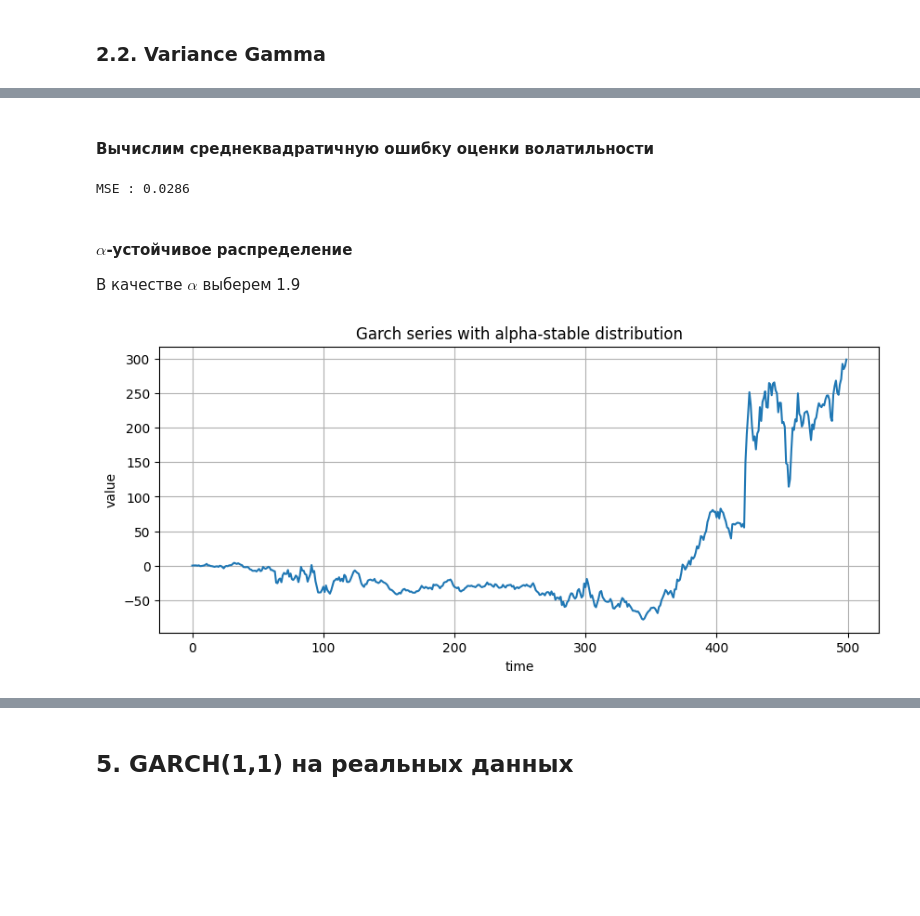
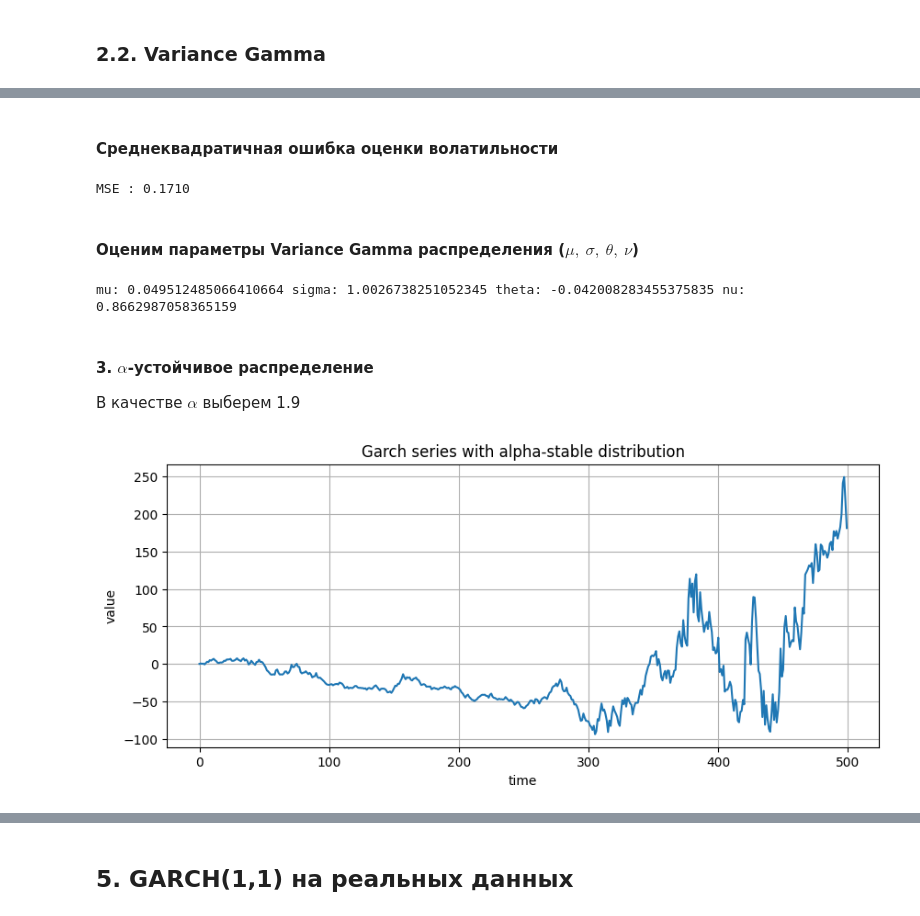
Before and after one commit to Klimentij-Kvl/famcs-archive, a Jupyter notebook: 3-year/Statistical Analysis of Time Series/lab7_kovalevskij.ipynb, the cells around one changed output, grey strips where cells are left out. Cells and saved outputs as stored; diff of their text form; code cells hidden in the pictures; blank space fills up the shorter version.

```diff
--- a/3-year/Statistical Analysis of Time Series/lab7_kovalevskij.ipynb
+++ b/3-year/Statistical Analysis of Time Series/lab7_kovalevskij.ipynb
@@ -338,24 +420,47 @@ Covariance estimator: robust
 # %% [markdown]
-#### Вычислим среднеквадратичную ошибку оценки волатильности
+#### Среднеквадратичная ошибка оценки волатильности
 # %%
-norm_mse = ((normal_model_fitted.conditional_volatility - sigma2_norm) ** 2).mean()
+norm_mse = ((vg_model_fitted.conditional_volatility - sigma2_vg[:-PREDICTION_STEPS]) ** 2).mean()
 print(f"MSE : {norm_mse:.4f}")
 # %% [output]
-MSE : 0.0286
+MSE : 0.1710
+# %% [markdown]
+#### Оценим параметры Variance Gamma распределения ($\mu,\ \sigma,\ \theta,\ \nu$)
+# %%
+def vg_moments_method(x):
+	''' fits the parameters of VarGamma distribution to a given list of points
+		via method of moments, assumes that theta is small (so theta^2 = 0)
+		see: Seneta, E. (2004). Fitting the variance-gamma model to financial data. '''
+	mu = np.mean(x)
+	sigma_squared = np.mean( (x-mu)**2 )
+	beta = np.mean( (x-mu)**3 ) / np.mean( (x-mu)**2 )**1.5
+	kapa = np.mean( (x-mu)**4 ) / np.mean( (x-mu)**2 )**2
+	# solve combined equations
+	sigma = sigma_squared**0.5
+	nu = kapa/3.0 - 1.0
+	theta = sigma*beta / (3.0*nu)
+	c = mu - theta
+	return (c, sigma, theta, nu)
+
+vg_moments = vg_moments_method(std_resid_vg)
+#print(rf"$\mu$ = {moments["mu"]}, $\theta$ = {moments["theta"]}, $\sigma$ = {moments["sigma"]}, $\nu$ = {moments["nu"]}, ")
+print("mu:", vg_moments[0], "sigma:", vg_moments[1], "theta:", vg_moments[2], "nu:", vg_moments[3])
+# %% [output]
+mu: 0.049512485066410664 sigma: 1.0026738251052345 theta: -0.042008283455375835 nu: 0.8662987058365159
 # %% [markdown]
-#### $\alpha$-устойчивое распределение
+#### 3. $\alpha$-устойчивое распределение
 
 В качестве $\alpha$ выберем 1.9
 # %%
-r_alpha_stable, sigma2_alpha_stable = simulate_garch_process(OMEGA, ALPHA, BETA, 500, stats.levy_stable.rvs, 1.9, 0, 0, 1)
+r_alpha_stable, sigma2_as = simulate_garch_process(OMEGA, ALPHA, BETA, 500, stats.levy_stable.rvs, 1.9, 0, 0, 1)
 
 fig, ax = plt.subplots(1, 1, figsize=(10, 4))
 plt.plot(np.cumsum(r_alpha_stable))
 plt.title("Garch series with alpha-stable distribution")
 plt.xlabel("time")
 plt.ylabel("value")
 plt.grid()
 plt.show()
 # %% [output]
-[figure, old version]
+[figure, new version]
 # %%
```
Also changed, not shown: parts of 28 cells of this notebook.
